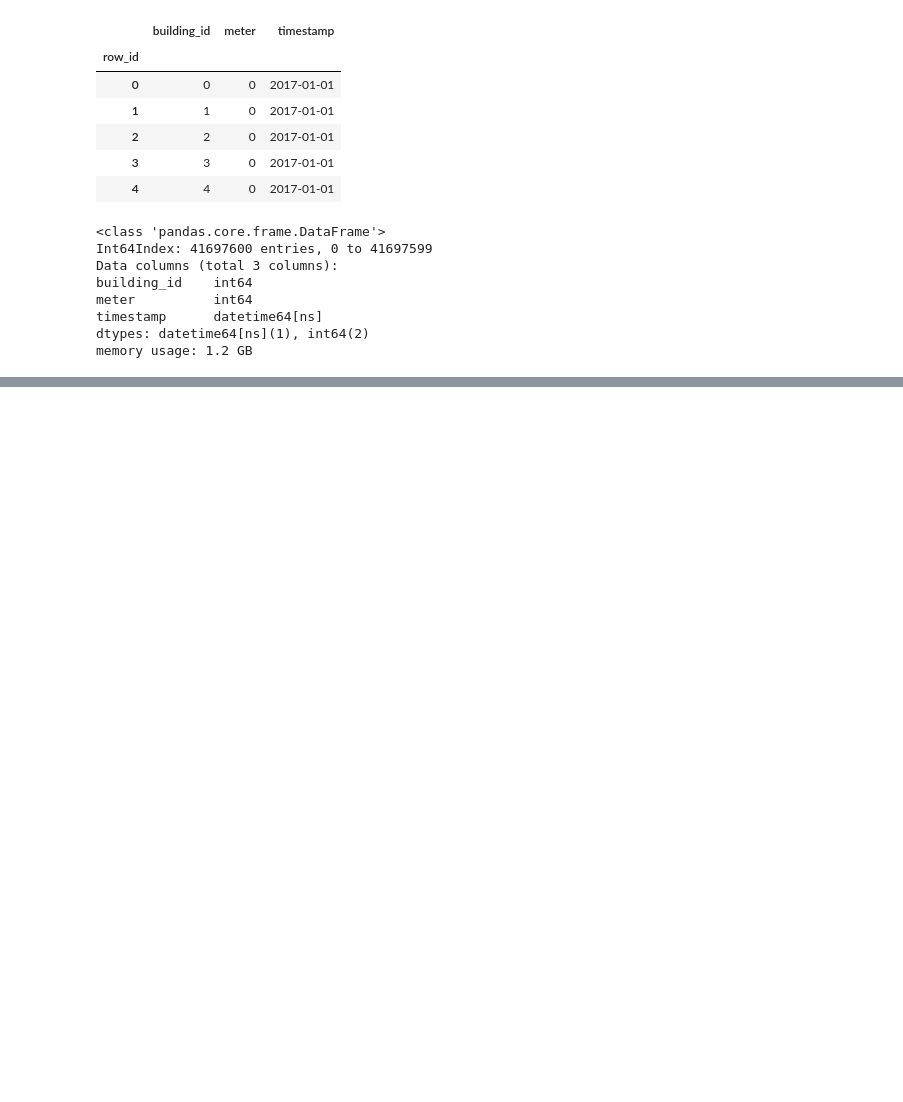
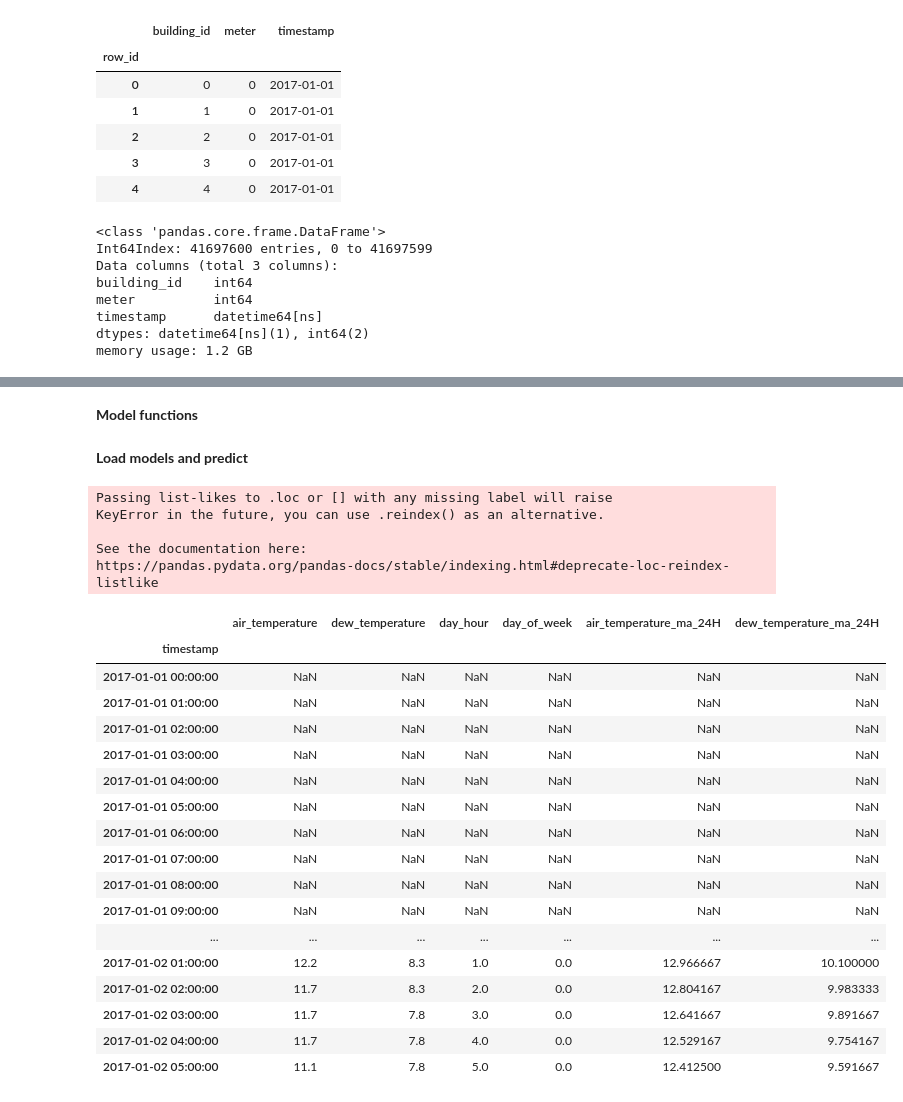
Before and after one commit to edouardArgenson/ASHRAE_great_energy_predictor, a Jupyter notebook: notebooks/predictions_pipeline.ipynb, the cells around one changed output, grey strips where cells are left out. Cells and saved outputs as stored; diff of their text form; code cells hidden in the pictures; blank space fills up the shorter version.

Commit message:
work on prediction pipeline

```diff
--- a/notebooks/predictions_pipeline.ipynb
+++ b/notebooks/predictions_pipeline.ipynb
@@ -55,0 +216,5 @@ folder_path = os.path.join(base_directory_path, timed_base_folder_name)
+# %%
+# Load training info
+training_info_path = path.join(training_folder_path, 'training_info.csv')
+
+training_info = pd.read_csv(training_info_path)
@@ -55,0 +230,4 @@ folder_path = os.path.join(base_directory_path, timed_base_folder_name)
+# %%
+trained_meter_index = pd.MultiIndex.from_frame(training_info[['building', 'meter_id']])
+sub_test_df_grouped = test_df_grouped.loc[trained_meter_index]
+sub_test_df_grouped.head()
@@ -55,0 +242,2 @@ folder_path = os.path.join(base_directory_path, timed_base_folder_name)
+# %% [markdown]
+<b>Model functions</b>
@@ -55,0 +364,55 @@ folder_path = os.path.join(base_directory_path, timed_base_folder_name)
+# %% [markdown]
+<b>Load models and predict</b>
+# %%
+"""
+for (building, meter) in sub_test_df_grouped.index:
+    - get site
+    - get timestamps to predict
+    - load model
+    - predict
+
+"""
+# %%
+for (building, meter) in sub_test_df_grouped.index:
+
+    site = sub_test_df_grouped.loc[(building, meter), 'site_id']
+
+    this_b_and_m = (test_df['building_id']==building) & (test_df['meter']==meter)
+    timestamps_to_predict = test_df[this_b_and_m]['timestamp']
+
+    # Load model
+    b_folder = 'building_' + str(building)
+    m_folder = 'meter_' + str(meter)
+    model_path = path.join(training_folder_path, b_folder, m_folder, 'best_model.joblib')
+    meter_model = joblib.load(model_path)
+
+    x_test = site_data[site].loc[pd.Index(timestamps_to_predict)]
+
+    #meter_model.predict()
+# %% [output]
+Passing list-likes to .loc or [] with any missing label will raise
+KeyError in the future, you can use .reindex() as an alternative.
+
+See the documentation here:
+https://pandas.pydata.org/pandas-docs/stable/indexing.html#deprecate-loc-reindex-listlike
+# %%
+x_test.head(30)
+# %% [output]
+|  | air_temperature | dew_temperature | day_hour | day_of_week | air_temperature_ma_24H | dew_temperature_ma_24H |
+| timestamp |  |  |  |  |  |  |
+| 2017-01-01 00:00:00 | NaN | NaN | NaN | NaN | NaN | NaN |
+| 2017-01-01 01:00:00 | NaN | NaN | NaN | NaN | NaN | NaN |
+| 2017-01-01 02:00:00 | NaN | NaN | NaN | NaN | NaN | NaN |
+| 2017-01-01 03:00:00 | NaN | NaN | NaN | NaN | NaN | NaN |
+| 2017-01-01 04:00:00 | NaN | NaN | NaN | NaN | NaN | NaN |
+| 2017-01-01 05:00:00 | NaN | NaN | NaN | NaN | NaN | NaN |
+| 2017-01-01 06:00:00 | NaN | NaN | NaN | NaN | NaN | NaN |
+| 2017-01-01 07:00:00 | NaN | NaN | NaN | NaN | NaN | NaN |
+| 2017-01-01 08:00:00 | NaN | NaN | NaN | NaN | NaN | NaN |
+| 2017-01-01 09:00:00 | NaN | NaN | NaN | NaN | NaN | NaN |
+| ... | ... | ... | ... | ... | ... | ... |
+| 2017-01-02 01:00:00 | 12.2 | 8.3 | 1.0 | 0.0 | 12.966667 | 10.100000 |
+| 2017-01-02 02:00:00 | 11.7 | 8.3 | 2.0 | 0.0 | 12.804167 | 9.983333 |
+| 2017-01-02 03:00:00 | 11.7 | 7.8 | 3.0 | 0.0 | 12.641667 | 9.891667 |
+| 2017-01-02 04:00:00 | 11.7 | 7.8 | 4.0 | 0.0 | 12.529167 | 9.754167 |
+| 2017-01-02 05:00:00 | 11.1 | 7.8 | 5.0 | 0.0 | 12.412500 | 9.591667 |
```
Also changed, not shown: parts of 20 cells of this notebook, 17 other files.
